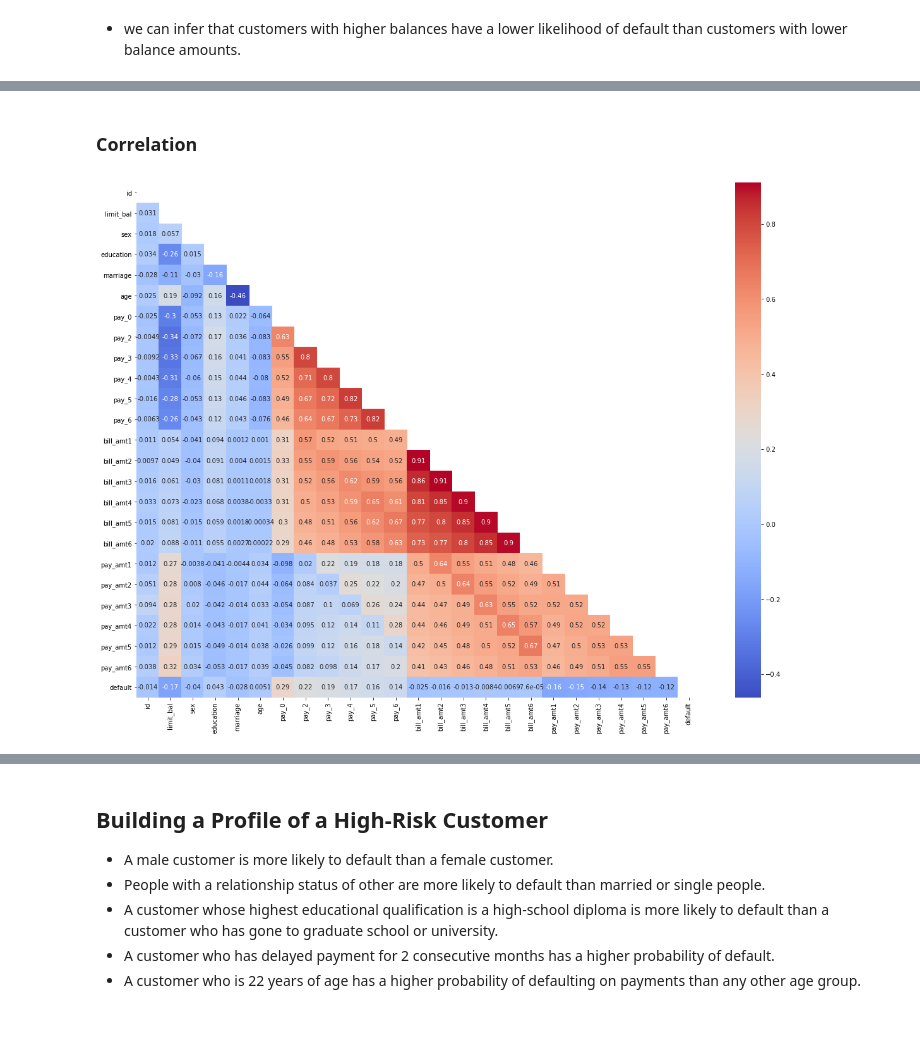
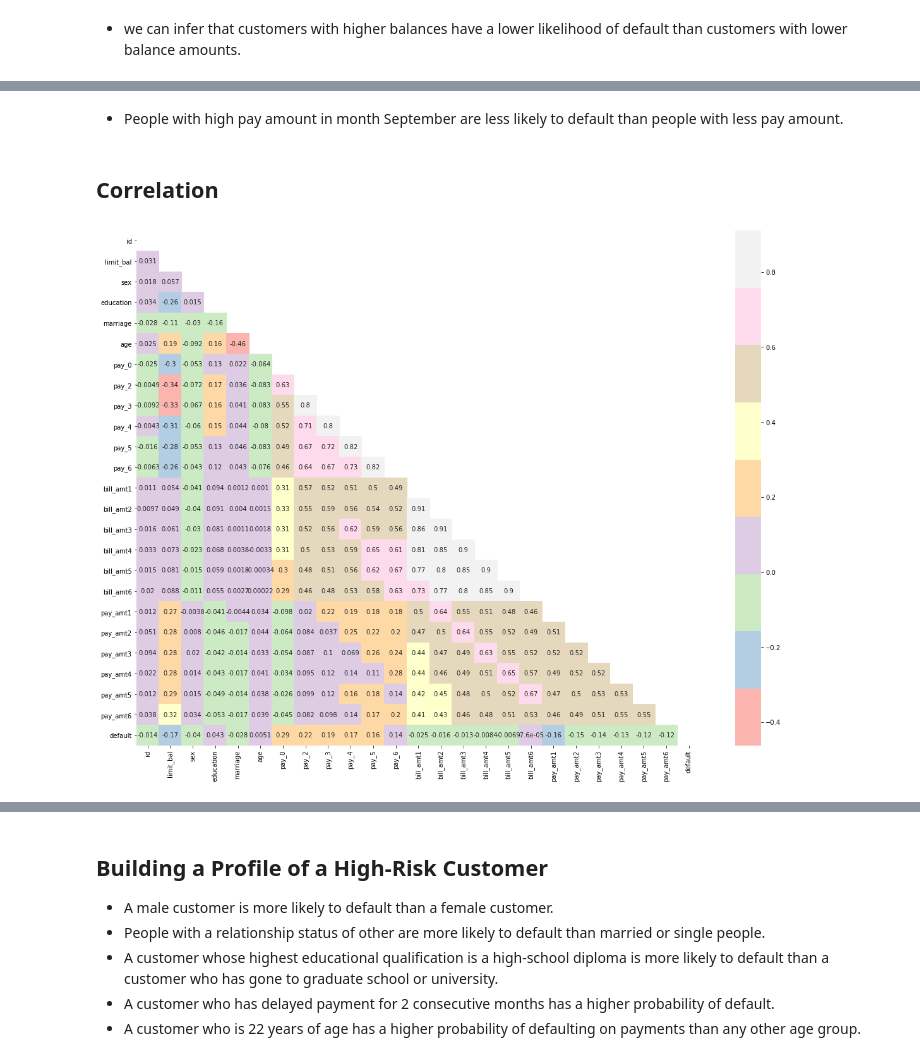
Before and after one commit to myghact-1/Data-Analysis, a Jupyter notebook: Analysis of Credit Card Defaulters.ipynb, the cells around one changed output, grey strips where cells are left out. Drawn from its saved outputs; the diff is of its cells as text; code cells hidden in the pictures; blank space fills up the shorter version.

```diff
--- a/Analysis of Credit Card Defaulters.ipynb
+++ b/Analysis of Credit Card Defaulters.ipynb
@@ -4,6 +7,8 @@ import pandas as pd
 import matplotlib.pyplot as plt
 import seaborn as sns
 
+plt.rcParams['figure.figsize'] = [15, 8]
+
 from scipy import stats
 
 import warnings
@@ -88,4 +77,6 @@ dtype: int64
 # %%
+df.rename(columns={"default payment next month":"default"}, inplace=True)
+
 df.columns = df.columns.str.strip().str.replace(' ', '_').str.lower()
 # %%
 preprocessed_df = df.copy()
@@ -192,6 +208,3 @@ Name: marriage, dtype: float64
 # %%
-plt.rcParams['figure.figsize'] = [12,6]
-
-sns.countplot(data=preprocessed_df, x='sex', hue='default')
-plt.show()
+plot_categorical_count(preprocessed_df, col='sex', hue='default', is_pct=False)
 # %% [output]
@@ -289,14 +406,14 @@ plt.show()
+# %% [markdown]
+- People with high pay amount in month September are less likely to default than people with less pay amount.
 # %% [markdown]
-### Correlation
+## Correlation
-# %%
-df.rename(columns={'default_payment_next_month':'default'}, inplace=True)
 # %%
 corr_matrix = df.corr(method='spearman')
 
 
 plt.figure(figsize=(20,15))
-sns.heatmap(corr_matrix, cmap='coolwarm', annot=True, fmt='.2g', mask=np.triu(corr_matrix))
+sns.heatmap(corr_matrix, cmap='Pastel1', annot=True, fmt='.2g', mask=np.triu(corr_matrix))
 plt.show()
 # %% [output]
-[figure, old version]
+[figure, new version]
 # %%
```
Also changed, not shown: parts of 41 cells of this notebook, 4 other files.
